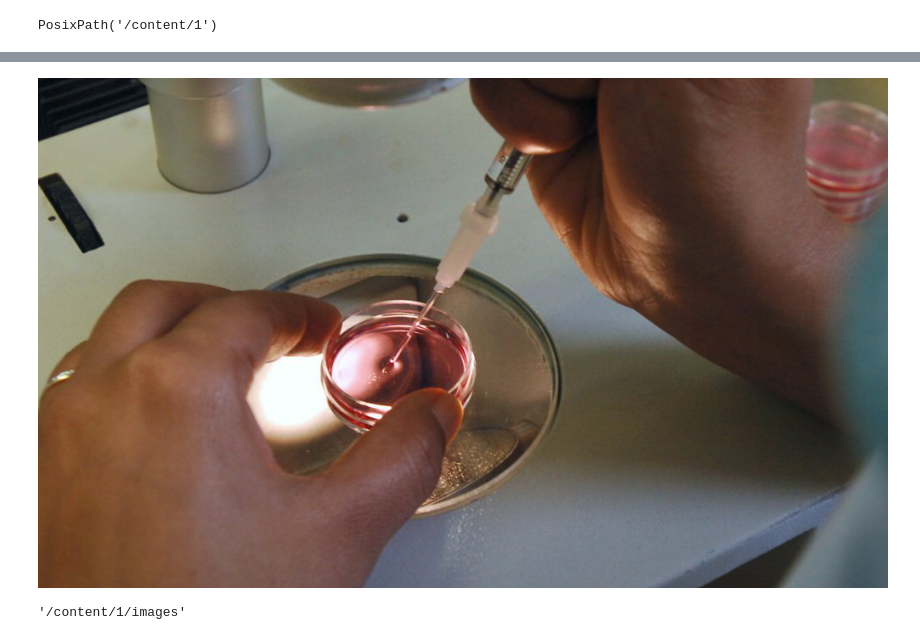
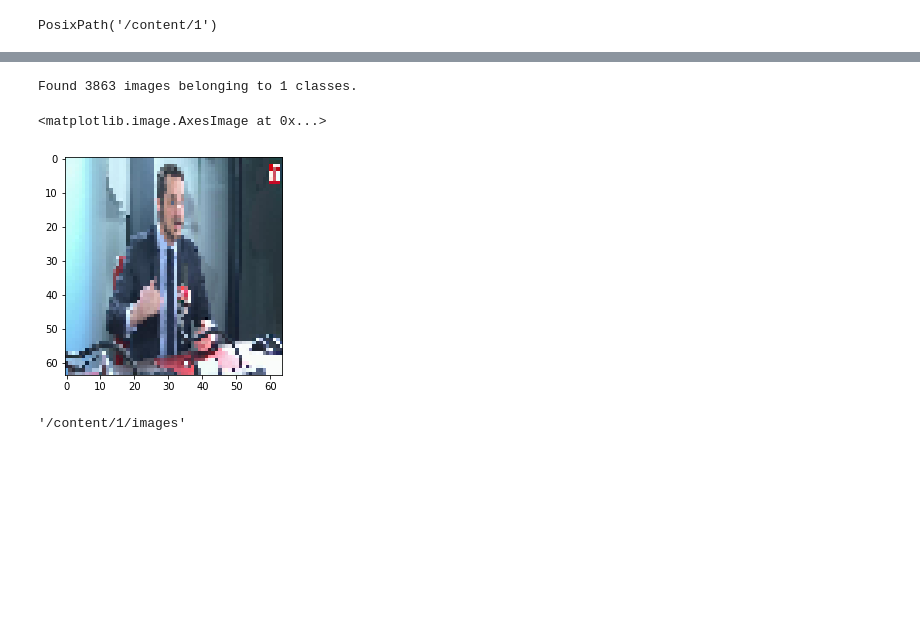
Before and after one commit to massinoLight/ProjetNedra, a Jupyter notebook: projetNedra.ipynb, the cells around one changed output, grey strips where cells are left out. Saved outputs shown, nothing was run; the diff lists cells and outputs as text; code cells hidden in the pictures; blank space fills up the shorter version.

```diff
--- a/projetNedra.ipynb
+++ b/projetNedra.ipynb
@@ -91,7 +80,15 @@ import pathlib
 
 
 data_dir = pathlib.Path('/content/1/')
+datagen = ImageDataGenerator(rescale=1./255)
 # %%
 data_dir
 # %% [output]
 PosixPath('/content/1')
+# %%
+# Création des chemins d'extraction
+import os
+
+zip_path = '/content/projetnedra-mt-an.zip'
+extract_path = '/content/datasets/'
+images_path = os.path.join(extract_path,'pma_images')
@@ -106,8 +109,18 @@ print(image_count)
-# %%
-img = list(data_dir.glob('*.jpg'))
-PIL.Image.open(str(img[random.randint(0, len(img)-1)]))
-# %% [output]
-[figure, removed]
+# %%
+batch_size = 200
+# La taille des images est adapté au modèle pré-entraîné
+img_height = 64
+img_width = 64
+
+generator = datagen.flow_from_directory(extract_path, seed=2, target_size=(img_width, img_height), batch_size=batch_size, class_mode=None)
+batch=generator[0]
+# %% [output]
+Found 3863 images belonging to 1 classes.
+# %%
+pyplot.imshow(batch[1])
+# %% [output]
+<matplotlib.image.AxesImage at 0x...>
+[figure, added]
 # %%
 import os
 os.path.join(data_dir,'images')
```
Also changed, not shown: parts of 30 cells of this notebook.
